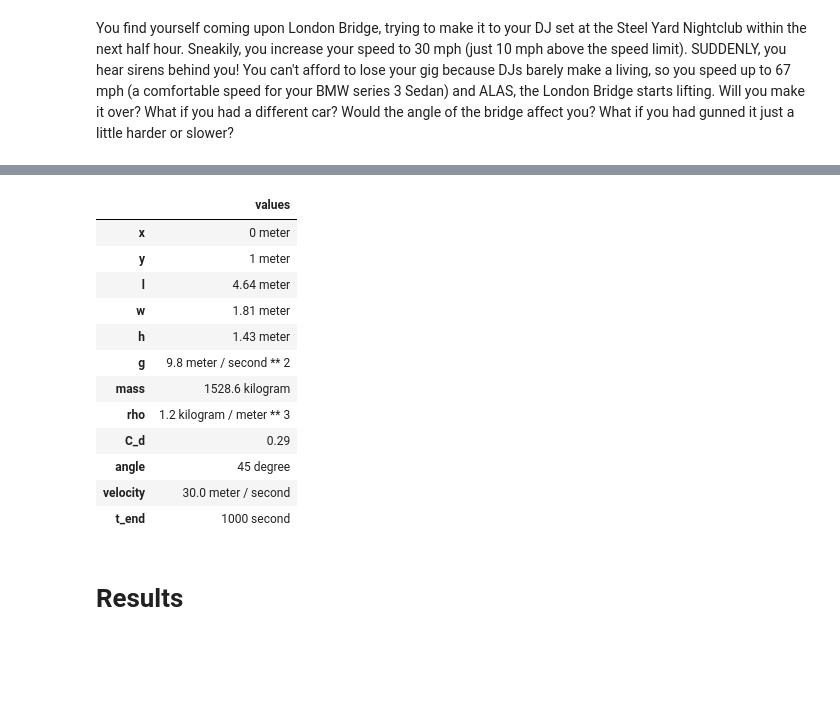
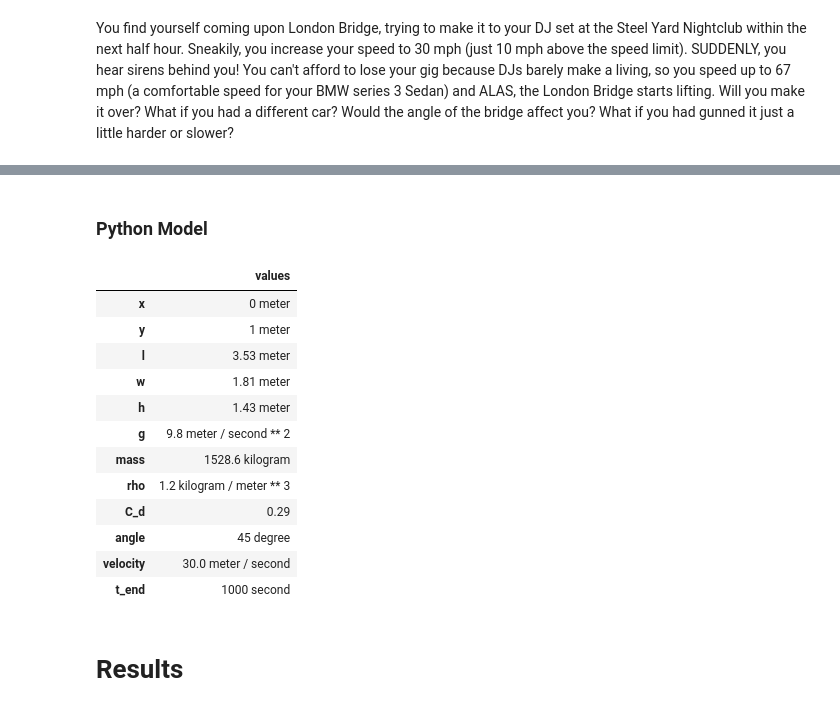
Before and after one commit to Riya-1/ModSim-Project3, a Jupyter notebook: Project 3 - Odalys and Riya.ipynb, the cells around one changed output, grey strips where cells are left out. Saved outputs shown, nothing was run; the diff lists cells and outputs as text; code cells hidden in the pictures; blank space fills up the shorter version.

Commit message:
Added Comments and Initial Model Writing

```diff
--- a/Project 3 - Odalys and Riya.ipynb
+++ b/Project 3 - Odalys and Riya.ipynb
@@ -5,3 +20,5 @@ You find yourself coming upon London Bridge, trying to make it to your DJ set at
+# %% [markdown]
+### Python Model
 # %%
 # Configure Jupyter so figures appear in the notebook
 %matplotlib inline
@@ -23,23 +40,24 @@ kg = UNITS.kilogram
 degree = UNITS.degree
 radian = UNITS.radian;
 # %%
+# The params object with all of our system parameters
 params = Params(x = 0 * m,
                 y = 1 * m,
-                l = 4.64 * m,
+                l = 3.53 * m,
                 w = 1.81 * m,
                 h = 1.43 * m,
                 g = 9.8 * m/s**2,
                 mass = 1528.6 * kg,
                 rho = 1.2 * kg/m**3,
                 C_d = 0.29,
                 angle = 45 * degree,
                 velocity = 30 * m / s,
                 t_end = 1000 * s)
 # %% [output]
 |  | values |
 | x | 0 meter |
 | y | 1 meter |
-| l | 4.64 meter |
+| l | 3.53 meter |
 | w | 1.81 meter |
 | h | 1.43 meter |
 | g | 9.8 meter / second ** 2 |
```
Also changed, not shown: parts of 21 cells of this notebook.
